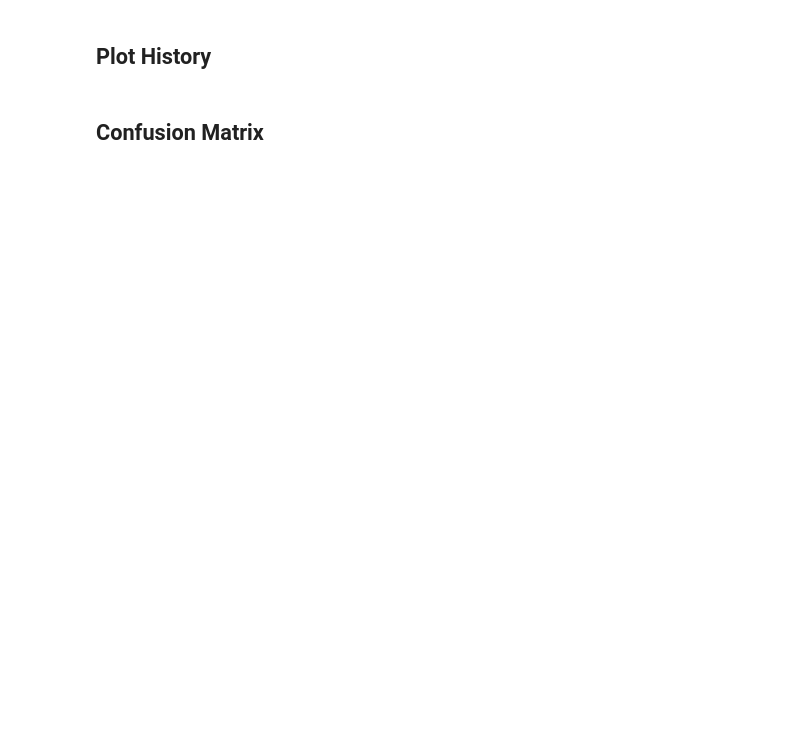
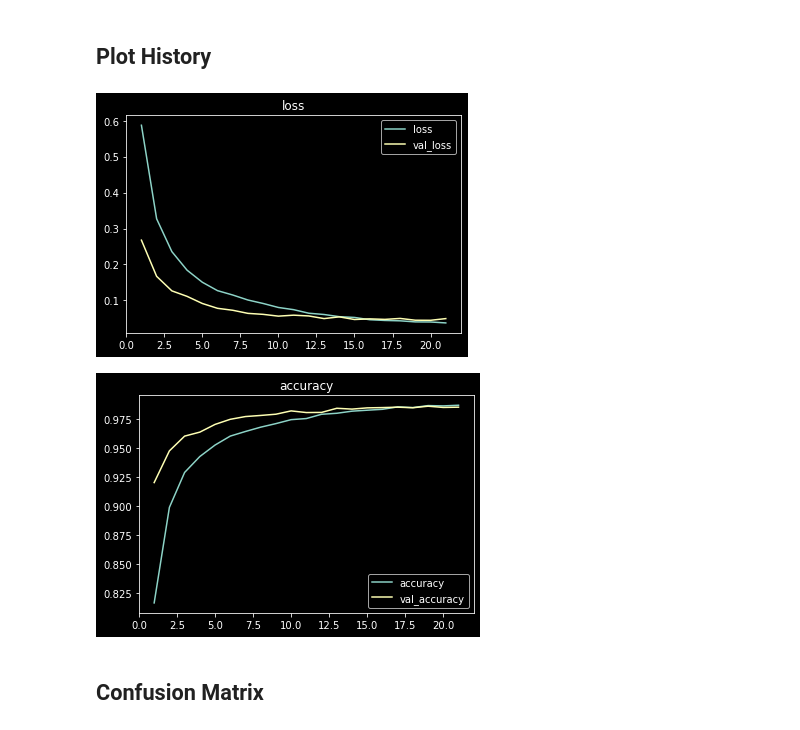
Before and after one commit to KorwinBieniek/kaggle_projects, a Jupyter notebook: mnist_classification_notebook.ipynb, the cells around one changed output. Saved outputs shown, nothing was run; the diff lists cells and outputs as text; code cells hidden in the pictures; blank space fills up the shorter version.

```diff
--- a/mnist_classification_notebook.ipynb
+++ b/mnist_classification_notebook.ipynb
@@ -230,10 +256,13 @@ TypeError: in user code:
 # %%
 import pandas as pd
 
 history_df = pd.DataFrame(history)
 
-history_df[["loss", "val_loss"]].plot(title='loss')
-history_df[["accuracy", "val_accuracy"]].plot(title='accuracy');
+history_df[["loss", "val_loss"]].iloc[1:].plot(title='loss')
+history_df[["accuracy", "val_accuracy"]].iloc[1:].plot(title='accuracy');
+# %% [output]
+[figure, added]
+[figure, added]
 # %% [markdown]
 ## Confusion Matrix
 # %%
```
Also changed, not shown: parts of 30 cells of this notebook, 3 other files.
